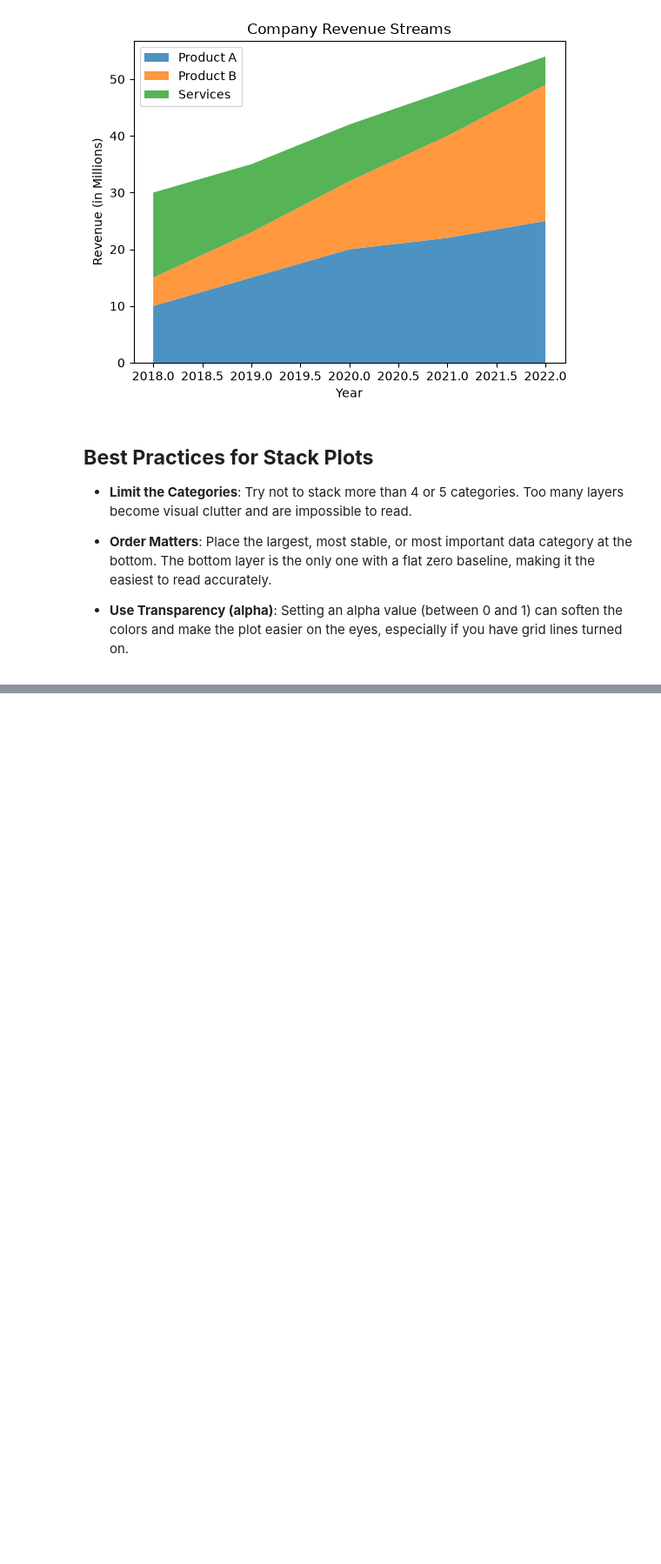
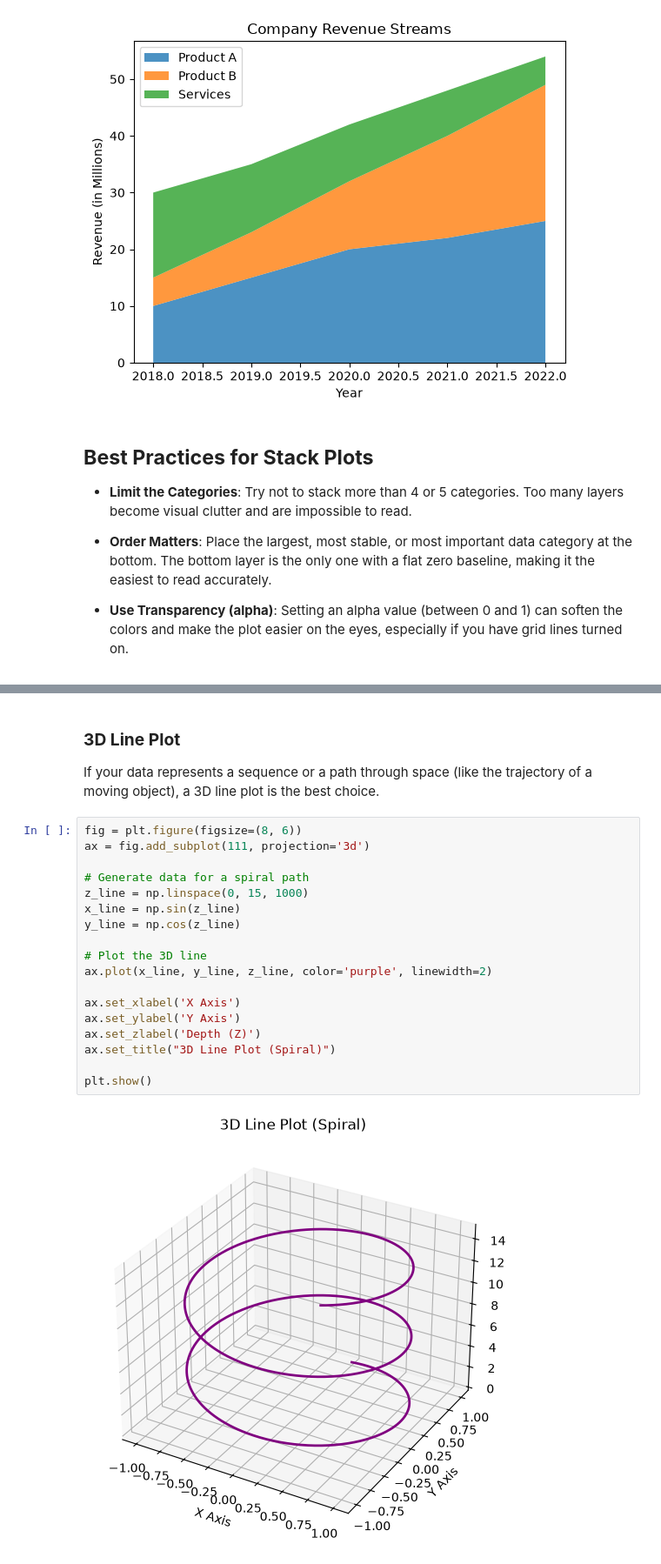
Before and after one commit to thilina-fer/python-deep-drive, a Jupyter notebook: 09. Matplotlib Library/02. Types of Plots.ipynb, the cells around one changed output, grey strips where cells are left out. Shown at 87% size. Drawn from its saved outputs; the diff is of its cells as text; blank space fills up the shorter version.

```diff
--- a/09. Matplotlib Library/02. Types of Plots.ipynb
+++ b/09. Matplotlib Library/02. Types of Plots.ipynb
@@ -396,0 +445,23 @@ plt.show()
+# %% [markdown]
+### **3D Line Plot**
+If your data represents a sequence or a path through space (like the trajectory of a moving object), a 3D line plot is the best choice.
+# %%
+fig = plt.figure(figsize=(8, 6))
+ax = fig.add_subplot(111, projection='3d')
+
+# Generate data for a spiral path
+z_line = np.linspace(0, 15, 1000)
+x_line = np.sin(z_line)
+y_line = np.cos(z_line)
+
+# Plot the 3D line
+ax.plot(x_line, y_line, z_line, color='purple', linewidth=2)
+
+ax.set_xlabel('X Axis')
+ax.set_ylabel('Y Axis')
+ax.set_zlabel('Depth (Z)')
+ax.set_title("3D Line Plot (Spiral)")
+
+plt.show()
+# %% [output]
+[figure, added]
```
Also changed, not shown: parts of 9 cells of this notebook.
